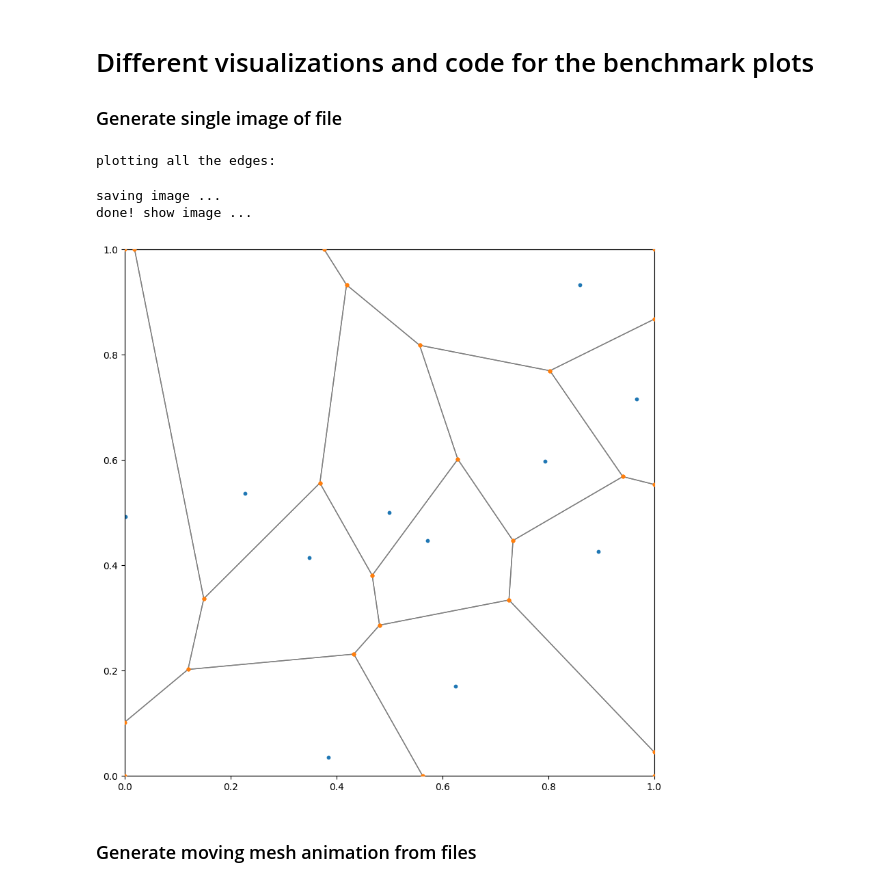
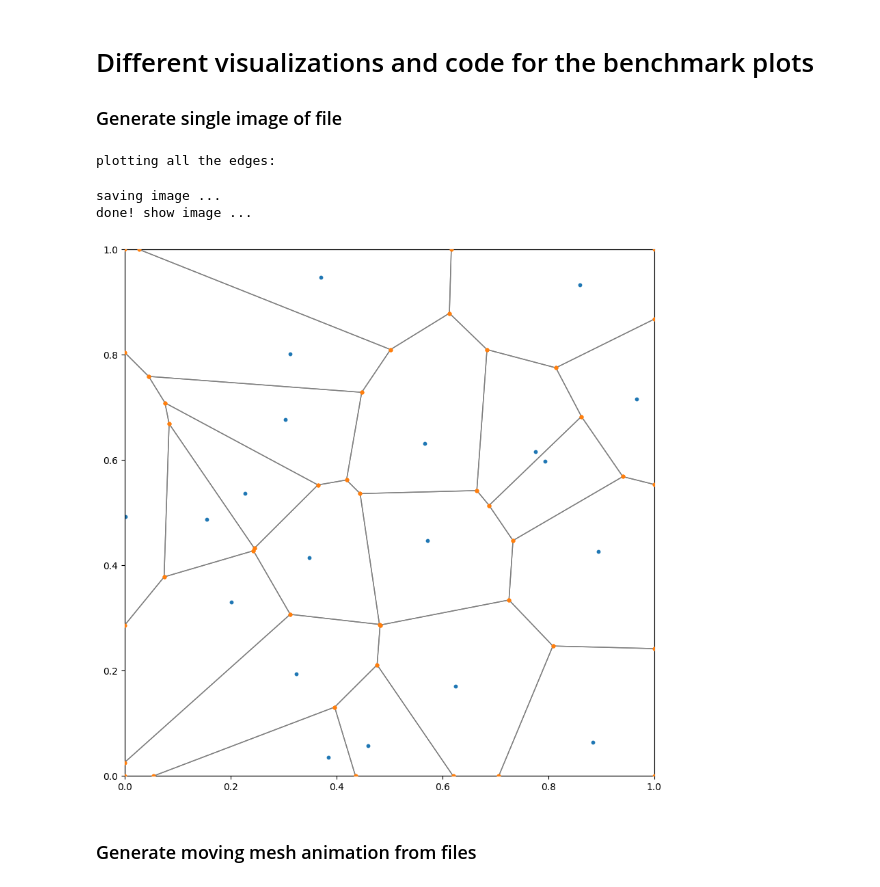
Before and after one commit to lucas56098/voronoi_mesh_project, a Jupyter notebook: animate.ipynb, the cells around one changed output. Cells and saved outputs as stored; diff of their text form; code cells hidden in the pictures.

```diff
--- a/animate.ipynb
+++ b/animate.ipynb
@@ -12,7 +12,7 @@ from tqdm import tqdm
 from scipy.optimize import curve_fit
 # %%
 # load files for first snapshot
-nr = 1
+nr = 0
 seeds = np.loadtxt('build/files/seed_list' + str(nr) +  '.csv', delimiter=',', skiprows=1)
 verticies = np.loadtxt('build/files/vertex_list' + str(nr) +  '.csv', delimiter=',', skiprows=1)
 edges = np.loadtxt('build/files/edge_list' + str(nr) +  '.csv', delimiter=',', skiprows=1)
@@ -28,34 +28,35 @@ def plot_edge(edge):
     plt.plot([edge[0], edge[2]], [edge[1], edge[3]], color = 'grey', zorder=1, linewidth = 1)
 
 
 # plotting all the edges
 print("plotting all the edges:")
 progress_bar = tqdm(total=len(edges), position=0, leave=True)
 
 for edge in edges:
     plot_edge(edge)
     progress_bar.update(1)
 
 progress_bar.close()
 
 # optional: scatter seeds and verticies
 plt.scatter(seeds[:, 0], seeds[:, 1], s=10,  zorder = 2)
 plt.scatter(verticies[:, 0], verticies[:, 1], s=10, zorder =3)
 
 # set x and y limits
 plt.xlim(0, 1)
 plt.ylim(0, 1)
 
+
 # save and show image
 print("saving image ...")
 plt.savefig("figures/single_picture.pdf")
 print("done! show image ...")
 plt.show()
 # %% [output]
 plotting all the edges:
 saving image ...
 done! show image ...
-[figure, old version]
+[figure, new version]
 # %% [markdown]
 ### Generate moving mesh animation from files
 # %%
```
Also changed, not shown: parts of 4 cells of this notebook, 16 other files.
